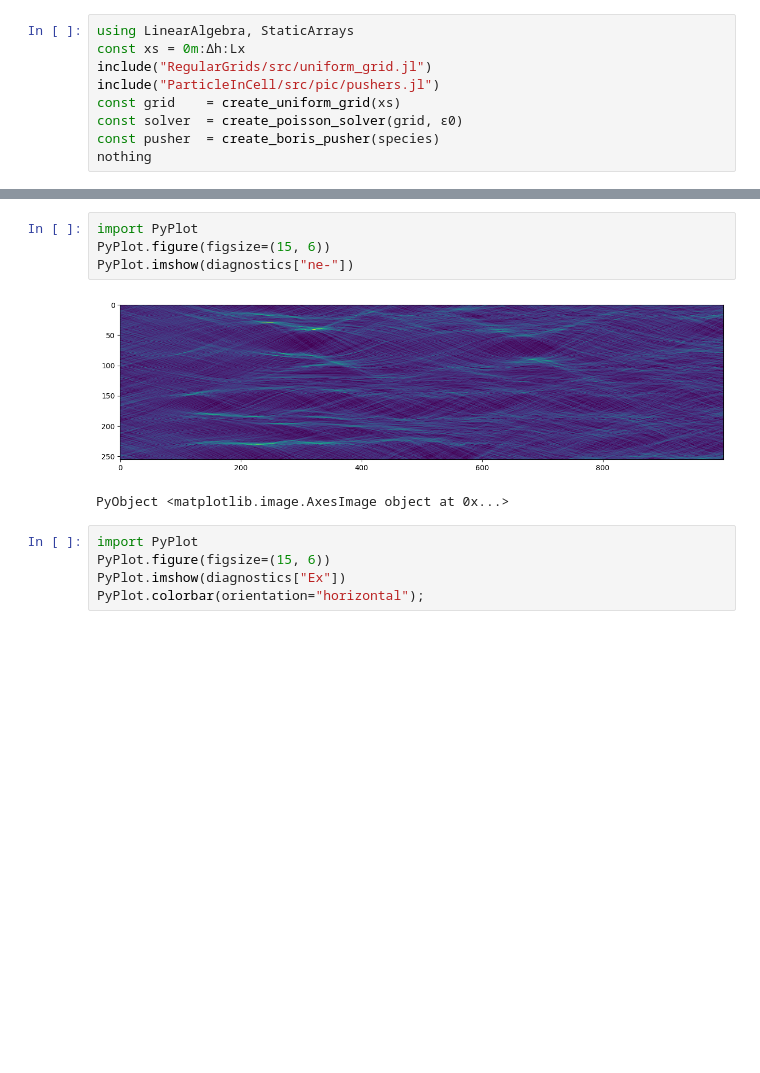
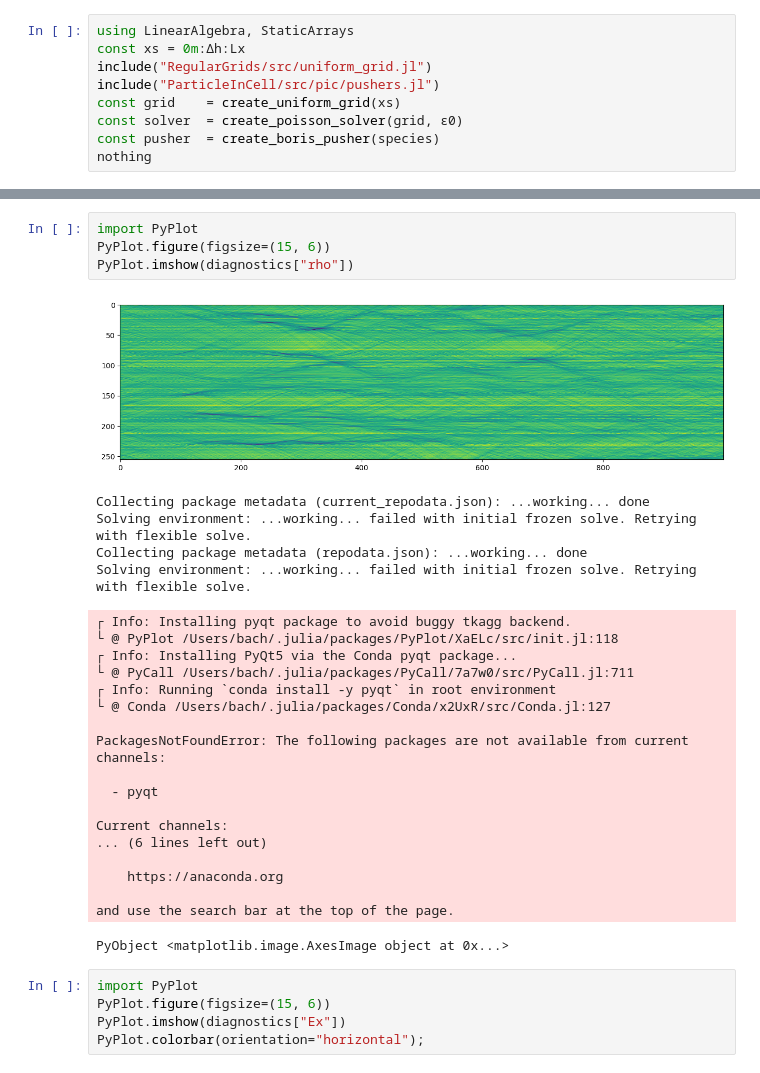
Before and after one commit to bchaber/iskra, a Jupyter notebook: twostreams.ipynb, the cells around one changed output, grey strips where cells are left out. Drawn from its saved outputs; the diff is of its cells as text; blank space fills up the shorter version.

```diff
--- a/twostreams.ipynb
+++ b/twostreams.ipynb
@@ -242,10 +232,31 @@ Pkg.resolve()
 # %%
 import PyPlot
 PyPlot.figure(figsize=(15, 6))
-PyPlot.imshow(diagnostics["ne-"])
+PyPlot.imshow(diagnostics["rho"])
 # %% [output]
-[figure, old version]
+[figure, new version]
-PyObject <matplotlib.image.AxesImage object at 0x...>
+Collecting package metadata (current_repodata.json): ...working... done
+Solving environment: ...working... failed with initial frozen solve. Retrying with flexible solve.
+Collecting package metadata (repodata.json): ...working... done
+Solving environment: ...working... failed with initial frozen solve. Retrying with flexible solve.
+┌ Info: Installing pyqt package to avoid buggy tkagg backend.
+└ @ PyPlot /Users/bach/.julia/packages/PyPlot/XaELc/src/init.jl:118
+┌ Info: Installing PyQt5 via the Conda pyqt package...
+└ @ PyCall /Users/bach/.julia/packages/PyCall/7a7w0/src/PyCall.jl:711
+┌ Info: Running `conda install -y pyqt` in root environment
+└ @ Conda /Users/bach/.julia/packages/Conda/x2UxR/src/Conda.jl:127
+
+PackagesNotFoundError: The following packages are not available from current channels:
+
+  - pyqt
+
+Current channels:
+... (6 lines left out)
+
+    https://anaconda.org
+
+and use the search bar at the top of the page.
+PyObject <matplotlib.image.AxesImage object at 0x...>
 # %%
 import PyPlot
 PyPlot.figure(figsize=(15, 6))
```
Also changed, not shown: parts of 7 cells of this notebook, 5 other files.
